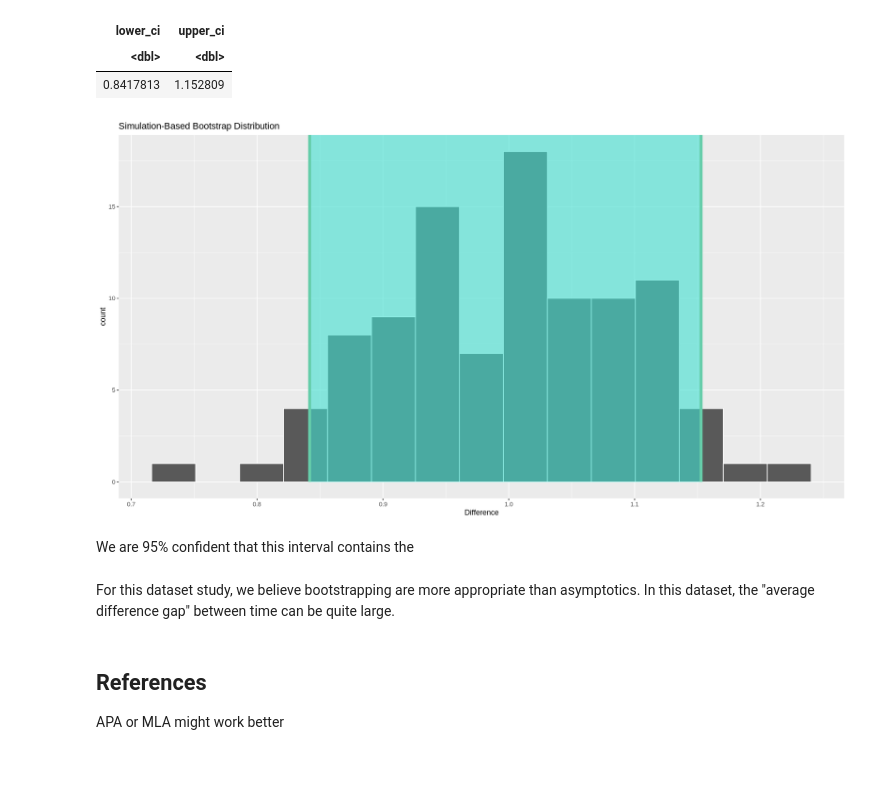
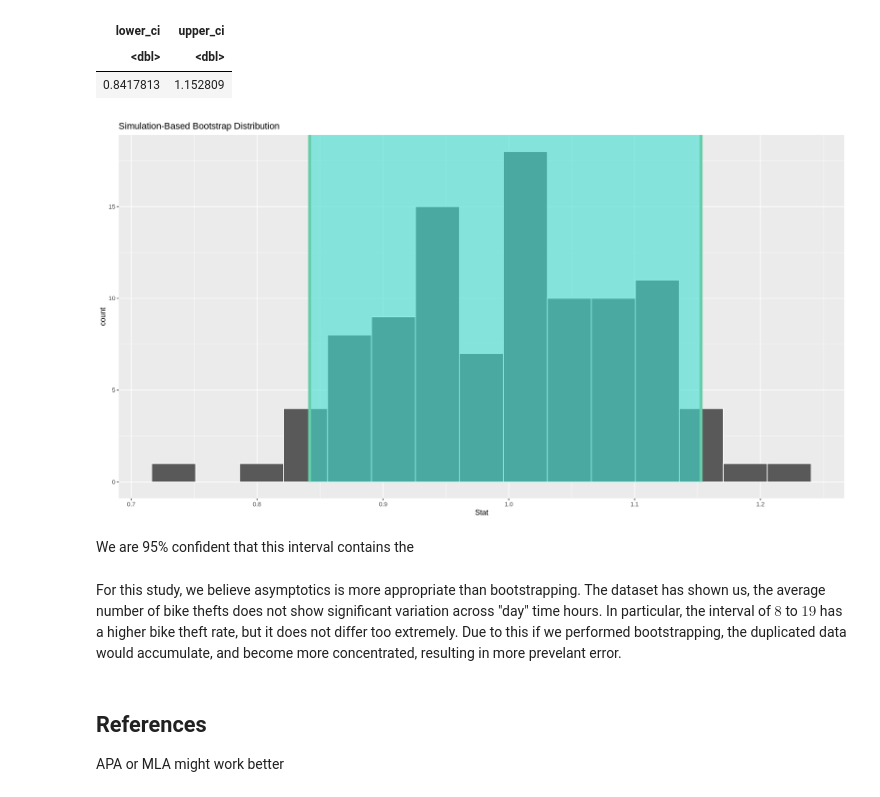
Before and after one commit to bc2003/STAT-201-High-5, a Jupyter notebook: Main Project Proposal.ipynb, the cells around one changed output. Saved outputs shown, nothing was run; the diff lists cells and outputs as text; code cells hidden in the pictures; blank space fills up the shorter version.

```diff
--- a/Main Project Proposal.ipynb
+++ b/Main Project Proposal.ipynb
@@ -288,17 +282,17 @@ A tibble: 1 × 2
 # %%
 # Visualize bootstrap sampling distribution of ratio with shaded 95% confidence interval
 options(repr.plot.width = 15, repr.plot.height = 8)
 shaded_ci <- bootstrap_new %>%
                     visualize(bins = 15)+
                     shade_confidence_interval(endpoints = ci_0.95)+
-                    labs(x = "Difference")
+                    labs(x = "Stat")
 shaded_ci
 # %% [output]
-[figure, old version]
+[figure, new version]
 # %% [markdown]
 We are 95% confident that this interval contains the
 # %% [markdown]
-For this dataset study, we believe bootstrapping are more appropriate than asymptotics. In this dataset, the "average difference gap" between time can be quite large.
+For this study, we believe asymptotics is more appropriate than bootstrapping. The dataset has shown us, the average number of bike thefts does not show significant variation across "day" time hours. In particular, the interval of $8$ to $19$ has a higher bike theft rate, but it does not differ too extremely. Due to this if we performed bootstrapping, the duplicated data would accumulate, and become more concentrated, resulting in more prevelant error.
 # %% [markdown]
 ## References
 APA or MLA might work better
```
Also changed, not shown: parts of 4 cells of this notebook.
